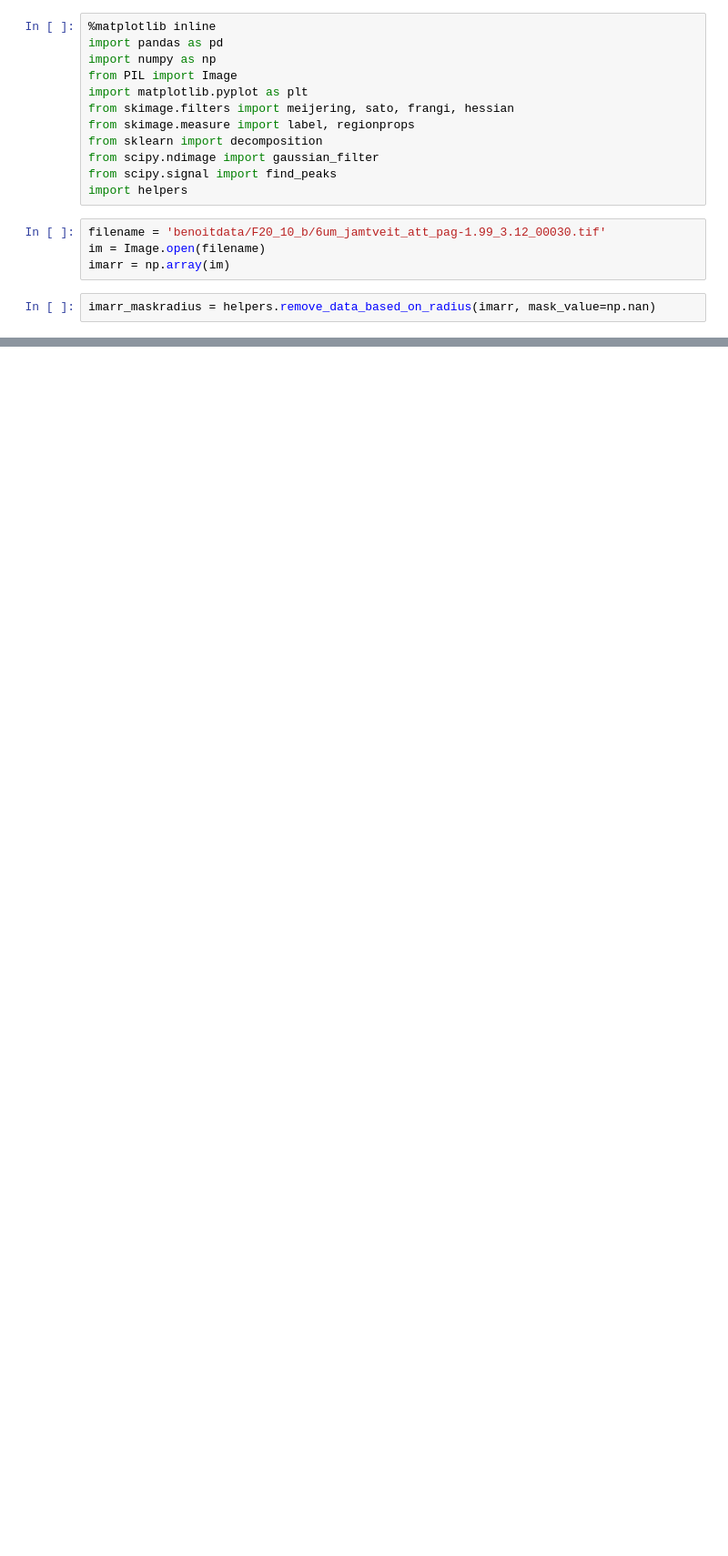
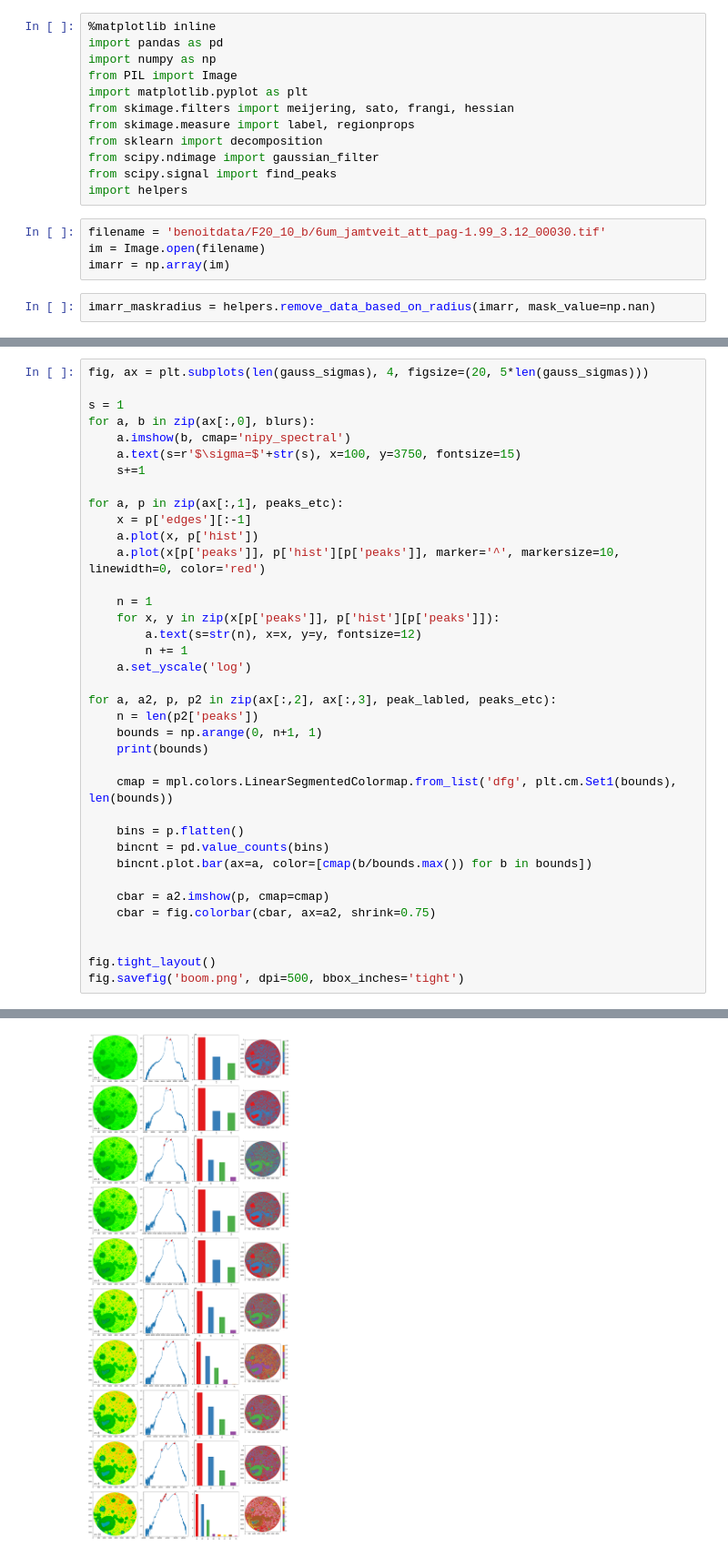
Before and after one commit to mnky9800n/faroe_segmentation, a Jupyter notebook: statistical labeling.ipynb, the cells around one changed output, grey strips where cells are left out. Shown at 91% size. Cells and saved outputs as stored; diff of their text form; blank space fills up the shorter version.

```diff
--- a/statistical labeling.ipynb
+++ b/statistical labeling.ipynb
@@ -24,0 +55,38 @@ imarr_blur = gaussian_filter(imarr_maskradius, sigma=1912)
+# %%
+fig, ax = plt.subplots(len(gauss_sigmas), 4, figsize=(20, 5*len(gauss_sigmas)))
+
+s = 1
+for a, b in zip(ax[:,0], blurs):
+    a.imshow(b, cmap='nipy_spectral')
+    a.text(s=r'$\sigma=$'+str(s), x=100, y=3750, fontsize=15)
+    s+=1
+
+for a, p in zip(ax[:,1], peaks_etc):
+    x = p['edges'][:-1]
+    a.plot(x, p['hist'])
+    a.plot(x[p['peaks']], p['hist'][p['peaks']], marker='^', markersize=10, linewidth=0, color='red')
+
+    n = 1
+    for x, y in zip(x[p['peaks']], p['hist'][p['peaks']]):
+        a.text(s=str(n), x=x, y=y, fontsize=12)
+        n += 1
+    a.set_yscale('log')
+
+for a, a2, p, p2 in zip(ax[:,2], ax[:,3], peak_labled, peaks_etc):
+    n = len(p2['peaks'])
+    bounds = np.arange(0, n+1, 1)
+    print(bounds)
+
+    cmap = mpl.colors.LinearSegmentedColormap.from_list('dfg', plt.cm.Set1(bounds), len(bounds))
+
+    bins = p.flatten()
+    bincnt = pd.value_counts(bins)
+    bincnt.plot.bar(ax=a, color=[cmap(b/bounds.max()) for b in bounds])
+
+    cbar = a2.imshow(p, cmap=cmap)
+    cbar = fig.colorbar(cbar, ax=a2, shrink=0.75)
+
+
+fig.tight_layout()
+fig.savefig('boom.png', dpi=500, bbox_inches='tight')
+# %% [output]
@@ -25 +103,2 @@ imarr_blur = gaussian_filter(imarr_maskradius, sigma=1912)
+[figure, added]
 # %%
```
Also changed, not shown: parts of 30 cells of this notebook, 1 other file.
